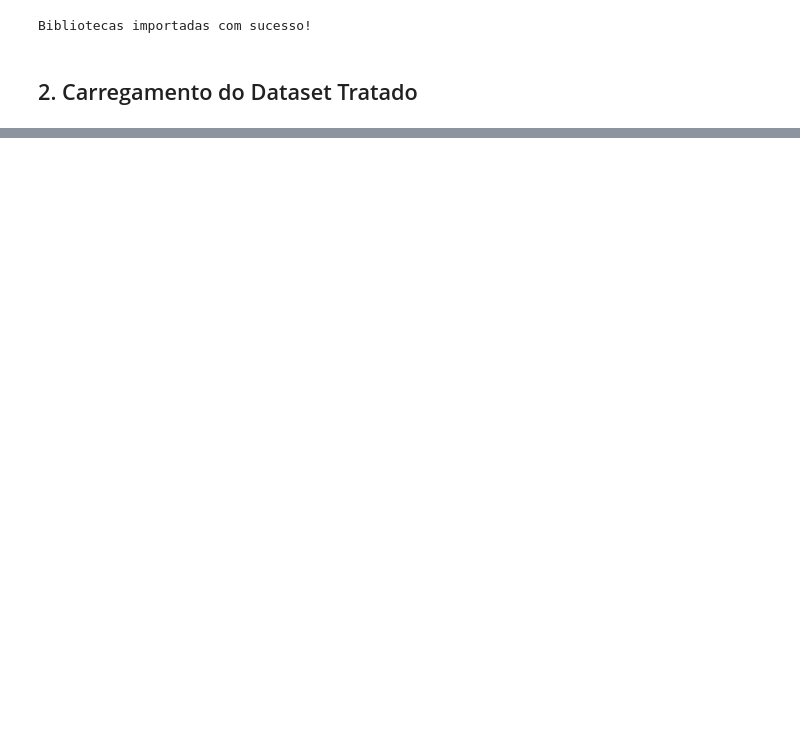
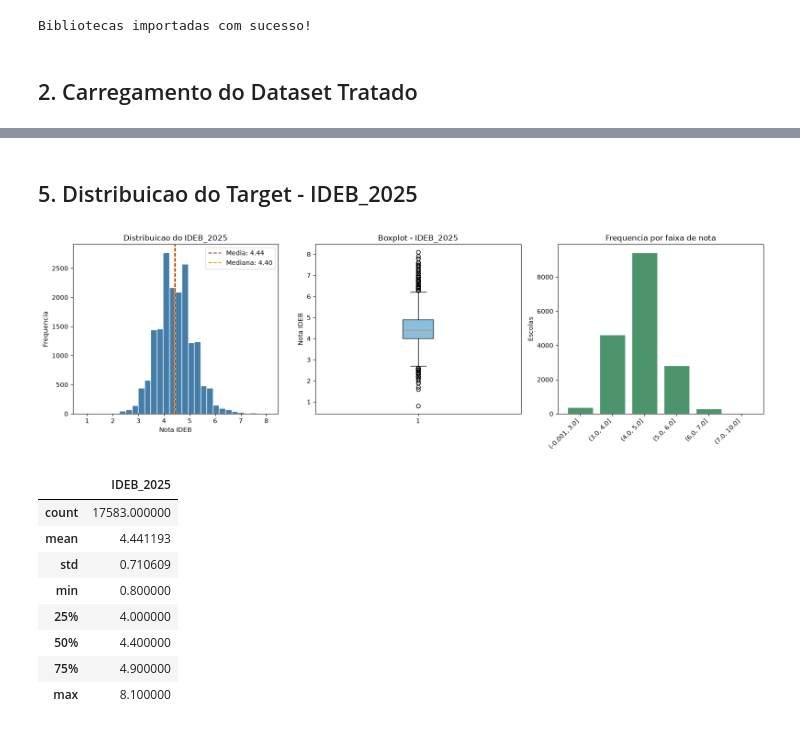
Before and after one commit to presley-rocha/Aprendizagem_de_maquina_supervisionado_POS_DATASCIENCE_SENAC, a Jupyter notebook: 2_NoteBooks_Etapas_Projeto/04.Visualizacao_dos_dados.ipynb, the cells around one changed output, grey strips where cells are left out. Saved outputs shown, nothing was run; the diff lists cells and outputs as text; code cells hidden in the pictures; blank space fills up the shorter version.

```diff
--- a/2_NoteBooks_Etapas_Projeto/04.Visualizacao_dos_dados.ipynb
+++ b/2_NoteBooks_Etapas_Projeto/04.Visualizacao_dos_dados.ipynb
@@ -10,14 +15,16 @@ antes de partir para a modelagem.
 # %%
-# CRISP-DM: análise de dados fase 3
-import pandas as pd
-import numpy as np
-import matplotlib.pyplot as plt
-import seaborn as sns
+# CRISP-DM: analise de dados fase 3
+from pathlib import Path
 import warnings
 
+import numpy as np
+import pandas as pd
+import matplotlib.pyplot as plt
+
 warnings.filterwarnings('ignore')
+plt.style.use('default')
 
-print("Bibliotecas importadas com sucesso!")
+print('Bibliotecas importadas com sucesso!')
 # %% [output]
 Bibliotecas importadas com sucesso!
 # %% [markdown]
@@ -537,0 +158,45 @@ def visualizarDados(dados):
+# %% [markdown]
+## 5. Distribuicao do Target - IDEB_2025
+# %%
+def visualizarDistribuicaoTarget(dados, coluna='IDEB_2025'):
+    fig, axes = plt.subplots(1, 3, figsize=(16, 5))
+
+    serie = dados[coluna].dropna()
+    axes[0].hist(serie, bins=30, color='#2f6f9f', edgecolor='white', alpha=0.9)
+    axes[0].axvline(serie.mean(), color='#c0392b', linestyle='--', label=f'Media: {serie.mean():.2f}')
+    axes[0].axvline(serie.median(), color='#f39c12', linestyle='--', label=f'Mediana: {serie.median():.2f}')
+    axes[0].set_title(f'Distribuicao do {coluna}')
+    axes[0].set_xlabel('Nota IDEB')
+    axes[0].set_ylabel('Frequencia')
+    axes[0].legend()
+
+    axes[1].boxplot(serie, patch_artist=True, boxprops=dict(facecolor='#6aaed6', alpha=0.8))
+    axes[1].set_title(f'Boxplot - {coluna}')
+    axes[1].set_ylabel('Nota IDEB')
+
+    faixas = pd.cut(serie, bins=[0, 3, 4, 5, 6, 7, 10], include_lowest=True)
+    contagem = faixas.value_counts().sort_index()
+    axes[2].bar(range(len(contagem)), contagem.values, color='#4c956c', edgecolor='white')
+    axes[2].set_xticks(range(len(contagem)))
+    axes[2].set_xticklabels([str(i) for i in contagem.index], rotation=45, ha='right')
+    axes[2].set_title('Frequencia por faixa de nota')
+    axes[2].set_ylabel('Escolas')
+
+    plt.tight_layout()
+    plt.savefig(CAMINHO_IMAGENS / 'distribuicao_target.png', dpi=150, bbox_inches='tight')
+    plt.show()
+
+    display(serie.describe().to_frame('IDEB_2025'))
+
+visualizarDistribuicaoTarget(df)
+# %% [output]
+[figure, added]
+|  | IDEB_2025 |
+| count | 17583.000000 |
+| mean | 4.441193 |
+| std | 0.710609 |
+| min | 0.800000 |
+| 25% | 4.000000 |
+| 50% | 4.400000 |
+| 75% | 4.900000 |
+| max | 8.100000 |
```
Also changed, not shown: parts of 41 cells of this notebook, 14 other files.
